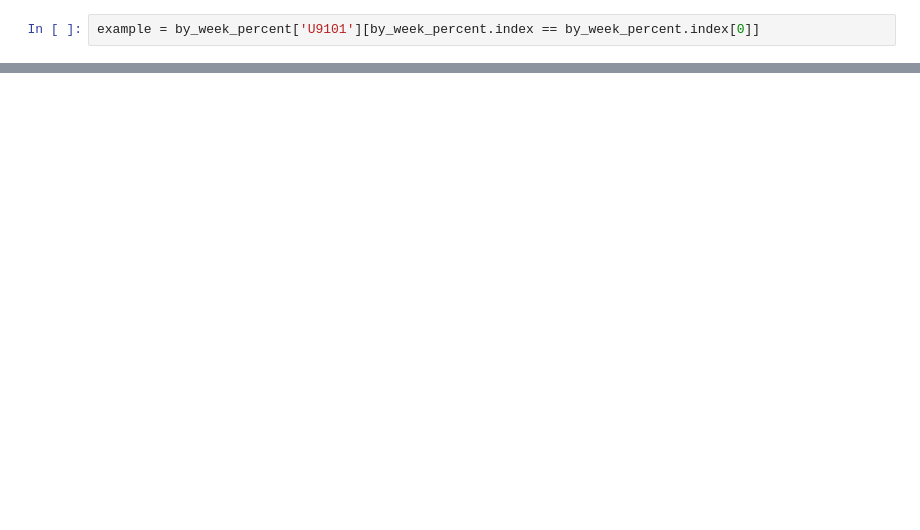
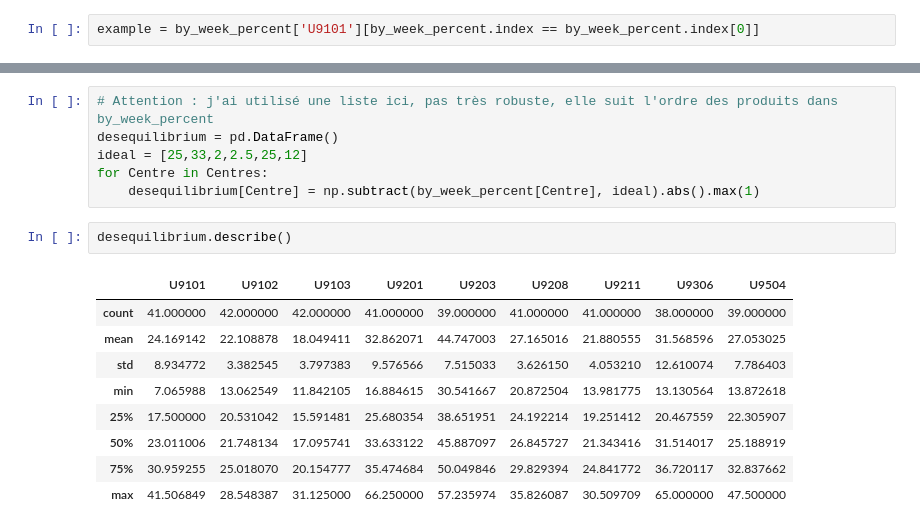
Before and after one commit to dataforgoodfr/croixrouge, a Jupyter notebook: data/paniers/paniers.ipynb, the cells around one changed output, grey strips where cells are left out. Cells and saved outputs as stored; diff of their text form; blank space fills up the shorter version.

```diff
--- a/data/paniers/paniers.ipynb
+++ b/data/paniers/paniers.ipynb
@@ -319,0 +326,18 @@ Next in line :
+# %%
+# Attention : j'ai utilisé une liste ici, pas très robuste, elle suit l'ordre des produits dans by_week_percent
+desequilibrium = pd.DataFrame()
+ideal = [25,33,2,2.5,25,12]
+for Centre in Centres:
+    desequilibrium[Centre] = np.subtract(by_week_percent[Centre], ideal).abs().max(1)
+# %%
+desequilibrium.describe()
+# %% [output]
+|  | U9101 | U9102 | U9103 | U9201 | U9203 | U9208 | U9211 | U9306 | U9504 |
+| count | 41.000000 | 42.000000 | 42.000000 | 41.000000 | 39.000000 | 41.000000 | 41.000000 | 38.000000 | 39.000000 |
+| mean | 24.169142 | 22.108878 | 18.049411 | 32.862071 | 44.747003 | 27.165016 | 21.880555 | 31.568596 | 27.053025 |
+| std | 8.934772 | 3.382545 | 3.797383 | 9.576566 | 7.515033 | 3.626150 | 4.053210 | 12.610074 | 7.786403 |
+| min | 7.065988 | 13.062549 | 11.842105 | 16.884615 | 30.541667 | 20.872504 | 13.981775 | 13.130564 | 13.872618 |
+| 25% | 17.500000 | 20.531042 | 15.591481 | 25.680354 | 38.651951 | 24.192214 | 19.251412 | 20.467559 | 22.305907 |
+| 50% | 23.011006 | 21.748134 | 17.095741 | 33.633122 | 45.887097 | 26.845727 | 21.343416 | 31.514017 | 25.188919 |
+| 75% | 30.959255 | 25.018070 | 20.154777 | 35.474684 | 50.049846 | 29.829394 | 24.841772 | 36.720117 | 32.837662 |
+| max | 41.506849 | 28.548387 | 31.125000 | 66.250000 | 57.235974 | 35.826087 | 30.509709 | 65.000000 | 47.500000 |
```
Also changed, not shown: parts of 34 cells of this notebook.
